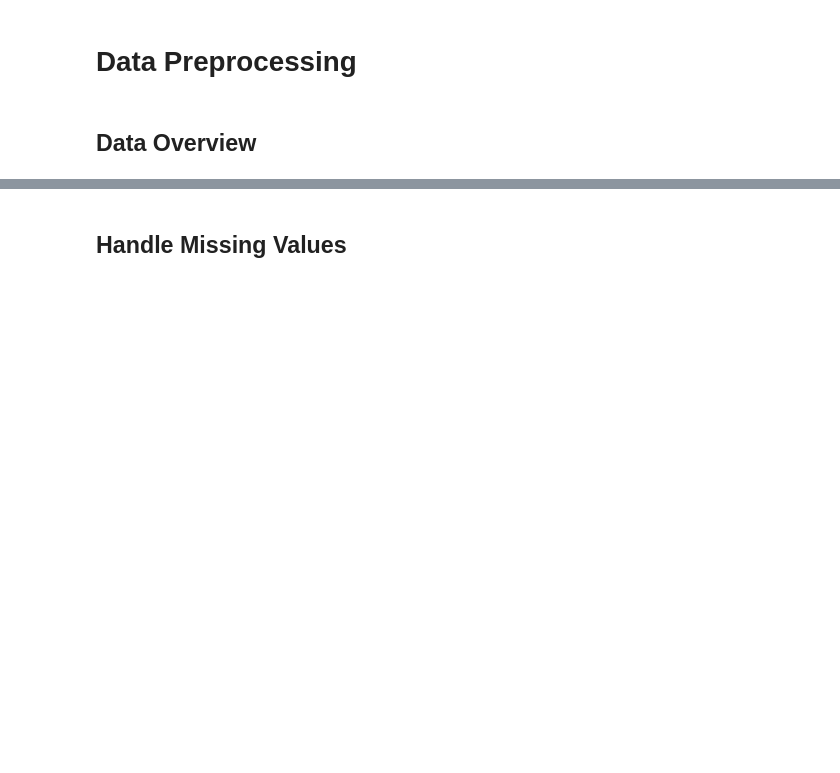
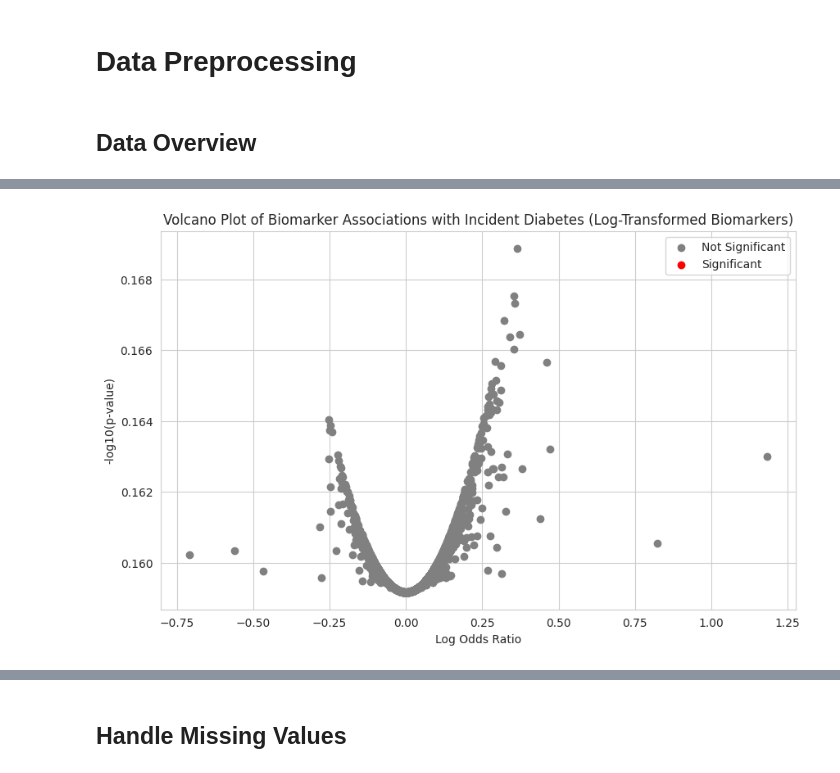
Before and after one commit to ShaunFChen/diabetes_biomarker_project, a Jupyter notebook: notebooks/diabetes_biomarker_analysis.ipynb, the cells around one changed output, grey strips where cells are left out. Cells and saved outputs as stored; diff of their text form; code cells hidden in the pictures; blank space fills up the shorter version.

```diff
--- a/notebooks/diabetes_biomarker_analysis.ipynb
+++ b/notebooks/diabetes_biomarker_analysis.ipynb
@@ -150,3 +91,5 @@ raw_df.head()
 | 3 | sbj_0003 | 6797.486 | 12364.85 | 17775.76 | 25836.150 | 30563.140 | NaN | 92839.12 | ... |
 | 4 | sbj_0004 | NaN | 19046.33 | 18701.06 | 14137.270 | 27020.920 | NaN | 85453.69 | ... |
 5 rows × 10007 columns
+# %%
+X_imputed_df = pd.read_pickle("240920_X_imputed_df_10.pkl")
@@ -187,0 +133,87 @@ msno.heatmap(raw_df)
+# %%
+import pandas as pd
+import numpy as np
+import matplotlib.pyplot as plt
+from sklearn.linear_model import LogisticRegression
+from sklearn.preprocessing import StandardScaler
+from sklearn.neighbors import NearestNeighbors
+from sklearn.metrics import log_loss
+from statsmodels.stats.multitest import multipletests
+
+# Step 1: Prepare the data and log-transform biomarkers
+cleaned_df = X_imputed_df.dropna(subset=['incident_diabetes']).copy()
+
+# Apply log transformation to biomarkers with a small constant to avoid log(0) issues
+biomarker_cols = [col for col in cleaned_df.columns if col.startswith('mtb_')]
+cleaned_df[biomarker_cols] = cleaned_df[biomarker_cols].apply(lambda x: np.expm1(x))
+
+# cleaned_df[biomarker_cols] = np.log(cleaned_df[biomarker_cols] + 1e-6)
+
+# Step 2: Propensity Score Calculation (excluding 'diabetes_followup_time')
+covariates = ['age', 'sex', 'BMI']
+X = cleaned_df[covariates]
+y = cleaned_df['incident_diabetes']
+
+# Standardize covariates
+scaler = StandardScaler()
+X_scaled = scaler.fit_transform(X)
+
+# Logistic regression for propensity score calculation
+propensity_model = LogisticRegression(solver='liblinear')
+propensity_model.fit(X_scaled, y)
+cleaned_df['propensity_score'] = propensity_model.predict_proba(X_scaled)[:, 1]
+
+# Step 3: Propensity Score Matching
+cases = cleaned_df[cleaned_df['incident_diabetes'] == 1].copy()
+controls = cleaned_df[cleaned_df['incident_diabetes'] == 0].copy()
+
+# Perform 1-to-1 nearest neighbor matching on propensity scores
+nbrs = NearestNeighbors(n_neighbors=1)
+nbrs.fit(controls[['propensity_score']])
+distances, indices = nbrs.kneighbors(cases[['propensity_score']])
+
+# Get matched controls
+matched_controls = controls.iloc[indices.flatten()]
+matched_data = pd.concat([cases, matched_controls], ignore_index=True)
+
+# Step 4: Logistic Regression for Biomarkers Using sklearn
+results = []
+
+for biomarker in biomarker_cols:
+    X_biomarker = matched_data[[biomarker]] #  + covariates]
+    y_biomarker = matched_data['incident_diabetes']
+
+    # Standardize biomarker data
+    X_biomarker_scaled = scaler.fit_transform(X_biomarker)
+
+    # Logistic regression with sklearn
+    log_reg = LogisticRegression(solver='liblinear')
+    log_reg.fit(X_biomarker_scaled, y_biomarker)
+
+    # Get log odds ratio (coefficient) and p-value approximation using log loss
+    log_odds = log_reg.coef_[0][0]
+    pred_probs = log_reg.predict_proba(X_biomarker_scaled)[:, 1]
+    p_value_approx = log_loss(y_biomarker, pred_probs)  # Approximation
+
+    results.append((biomarker, log_odds, p_value_approx))
+
+# Step 5: Results and Multiple Testing Correction
+results_df = pd.DataFrame(results, columns=['biomarker', 'log_odds', 'p_value'])
+results_df['adjusted_p_value'] = multipletests(results_df['p_value'], method='bonferroni')[1]
+results_df['-log10(p_value)'] = -np.log10(results_df['p_value'])
+
+# Step 6: Volcano Plbot
+plt.figure(figsize=(10, 6))
+plt.scatter(results_df['log_odds'], results_df['-log10(p_value)'], color='gray', label='Not Significant')
+significant = results_df[results_df['adjusted_p_value'] < 0.05]
+plt.scatter(significant['log_odds'], significant['-log10(p_value)'], color='red', label='Significant')
+
+# plt.axhline(y=-np.log10(0.05), color='grey', linestyle='--')
+
+plt.xlabel('Log Odds Ratio')
+plt.ylabel('-log10(p-value)')
+plt.title('Volcano Plot of Biomarker Associations with Incident Diabetes (Log-Transformed Biomarkers)')
+plt.legend()
+plt.show()
+# %% [output]
+[figure, added]
```
Also changed, not shown: parts of 56 cells of this notebook.
